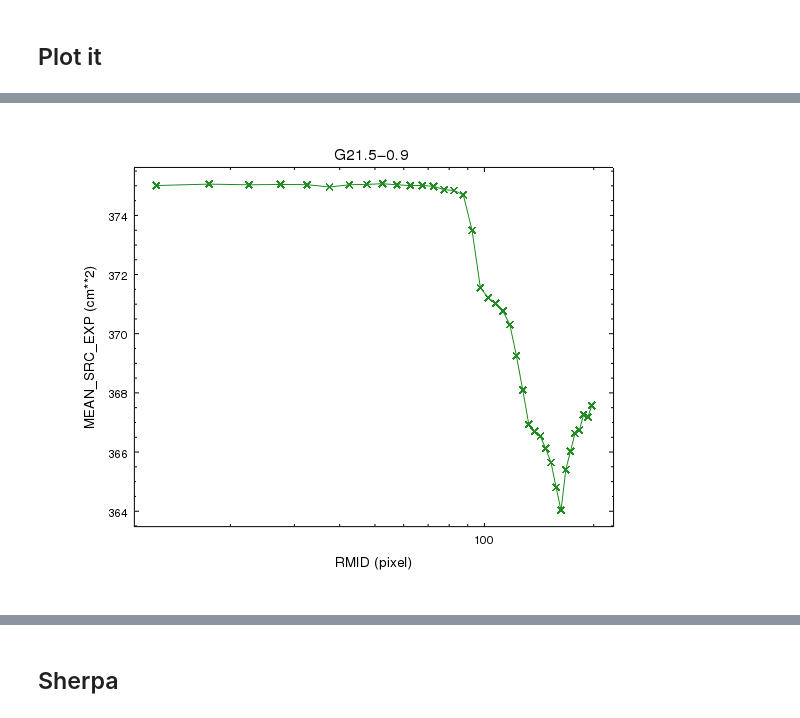
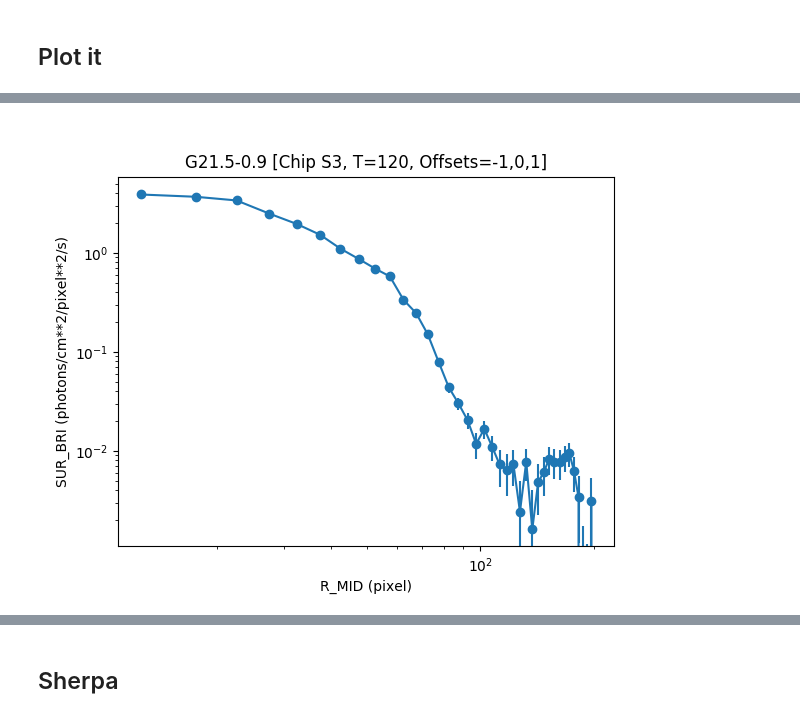
Before and after one commit to cxcsds/ciao-threads, a Jupyter notebook: radial_profile.ipynb, the cells around one changed output, grey strips where cells are left out. Drawn from its saved outputs; the diff is of its cells as text; code cells hidden in the pictures.

```diff
--- a/radial_profile.ipynb
+++ b/radial_profile.ipynb
@@ -241,17 +220,23 @@ display < chips_01.png
-# %%
-cat << EOM > c2.py
-from pychips import *
-from pychips.hlui import *
-from pycrates import *
-make_figure("1838_rprofile.fits[cols rmid,mean_src_exp]")
-set_curve("crv1","*.color=forest")
-log_scale(X_AXIS)
-
-print_window("chips_02.png","export.clobber=True")
-quit()
-EOM
-
-python c2.py
-display < chips_02.png
-# %% [output]
-[figure, removed]
+# %%
+cat << EOM > c1.py
+from pycrates import read_file
+import matplotlib.pylab as plt
+
+tab = read_file("1838_rprofile.fits")
+xx = tab.get_column("rmid").values
+yy = tab.get_column("sur_bri").values
+ye = tab.get_column("sur_bri_err").values
+
+plt.errorbar(xx,yy,yerr=ye, marker="o")
+plt.xscale("log")
+plt.yscale("log")
+plt.xlabel("R_MID (pixel)")
+plt.ylabel("SUR_BRI (photons/cm**2/pixel**2/s)")
+plt.title('G21.5-0.9 [Chip S3, T=120, Offsets=-1,0,1]')
+plt.savefig("chips_01.png")
+EOM
+
+python c1.py
+display < chips_01.png
+# %% [output]
+[figure, added]
```
Also changed, not shown: parts of 8 cells of this notebook.
